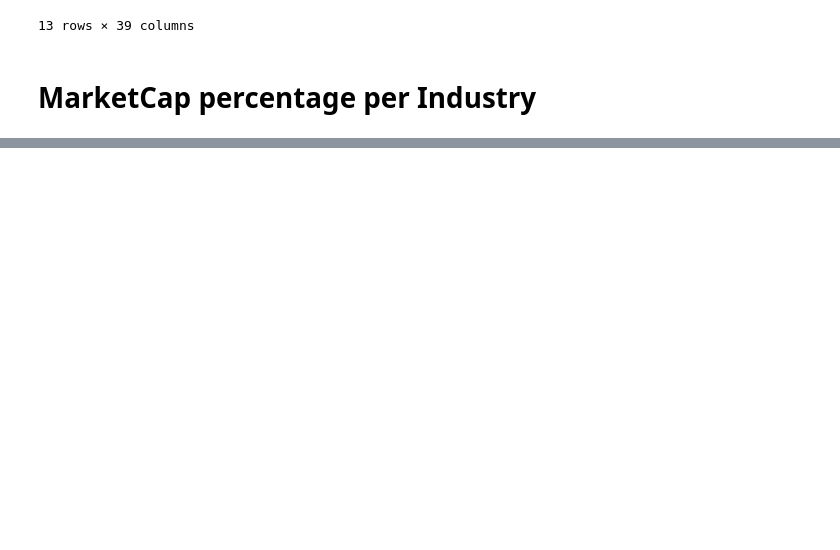
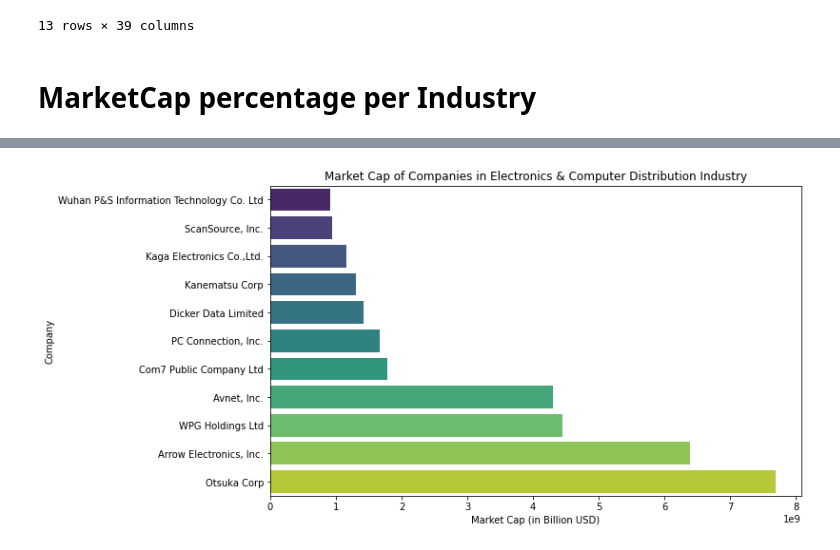
Before and after one commit to SuperDataScience-Community-Projects/SDS-CP010-tech-companies-analysis, a Jupyter notebook: notebooks/Rajat-Thakur/rajat_notebook.ipynb, the cells around one changed output, grey strips where cells are left out. Saved outputs shown, nothing was run; the diff lists cells and outputs as text; code cells hidden in the pictures; blank space fills up the shorter version.

```diff
--- a/notebooks/Rajat-Thakur/rajat_notebook.ipynb
+++ b/notebooks/Rajat-Thakur/rajat_notebook.ipynb
@@ -232,0 +420,8 @@ plt.show()
+# %%
+for industry in data['Industry'].unique():
+    industry_data = data[data['Industry'] == industry]
+    test_data = industry_data.copy()
+    industry_data['Rank'] = industry_data['Market Cap'].rank(ascending=False)
+    industry_data = industry_data.sort_values('Rank')
+    industry_data['Market Cap'] = industry_data['Market Cap'].apply(numerize.numerize)
+    display(industry_data[['Company', 'Market Cap', 'Rank','Industry']])
@@ -232,0 +506,12 @@ plt.show()
+# %%
+industry_data_sorted = test_data.sort_values('Market Cap', ascending='False')
+plt.figure(figsize=(10,6))
+
+sns.barplot(x="Market Cap", y="Company", data=industry_data_sorted, palette='viridis')
+plt.title(f"Market Cap of Companies in {'Electronics & Computer Distribution'} Industry")
+plt.xlabel("Market Cap (in Billion USD)")
+plt.ylabel("Company")
+
+plt.show()
+# %% [output]
+[figure, added]
```
Also changed, not shown: parts of 12 cells of this notebook.
